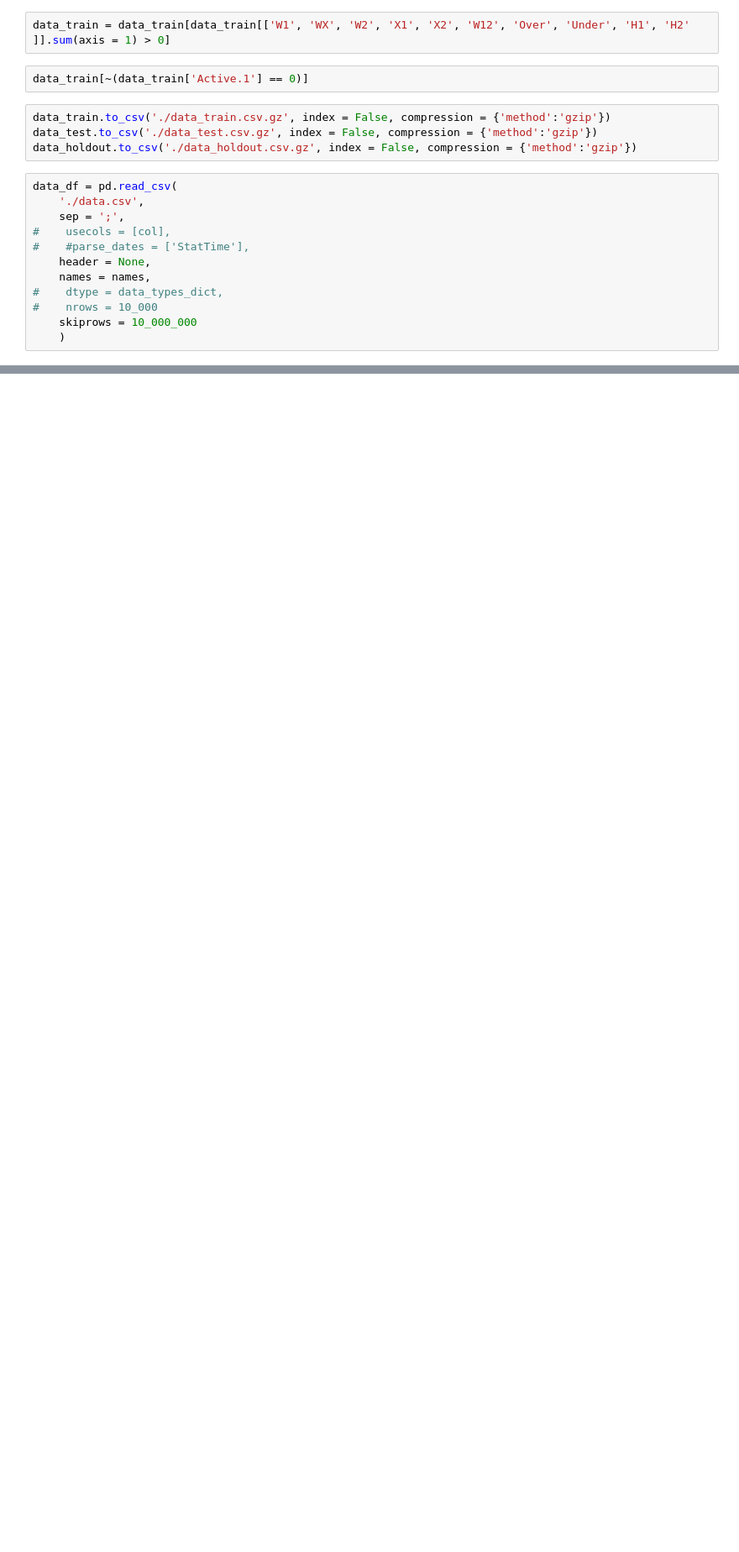
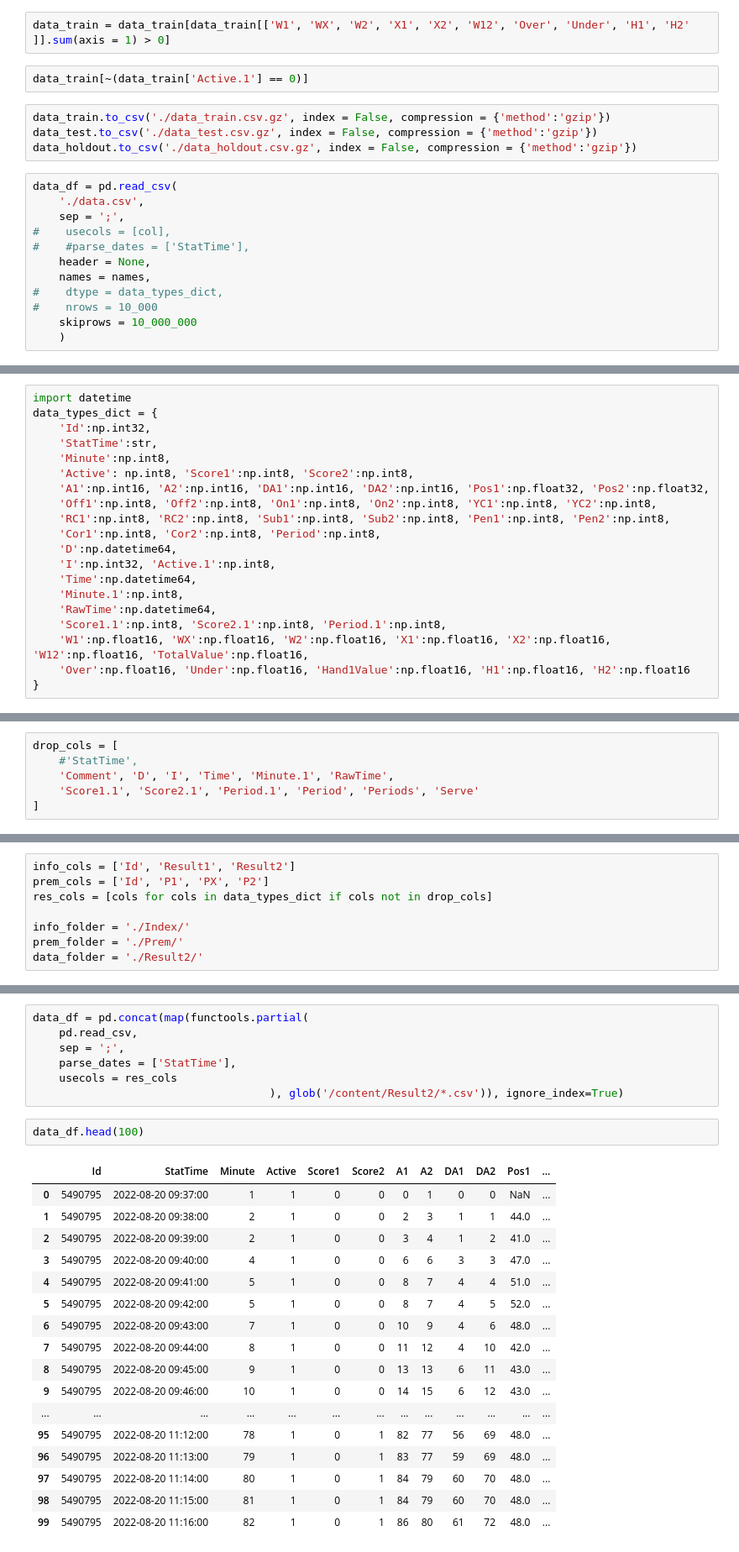
Before and after one commit to cappelchi/calcio_norebooks, a Jupyter notebook: draft/football_live_experimental_EDA_lines_heft_4.ipynb, the cells around one changed output, grey strips where cells are left out. Shown: that part at 84% size. Saved outputs shown, nothing was run; the diff lists cells and outputs as text; blank space fills up the shorter version.

```diff
--- a/draft/football_live_experimental_EDA_lines_heft_4.ipynb
+++ b/draft/football_live_experimental_EDA_lines_heft_4.ipynb
@@ -599,0 +776,20 @@ data_train
+# %%
+import datetime
+data_types_dict = {
+    'Id':np.int32,
+    'StatTime':str,
+    'Minute':np.int8,
+    'Active': np.int8, 'Score1':np.int8, 'Score2':np.int8,
+    'A1':np.int16, 'A2':np.int16, 'DA1':np.int16, 'DA2':np.int16, 'Pos1':np.float32, 'Pos2':np.float32,
+    'Off1':np.int8, 'Off2':np.int8, 'On1':np.int8, 'On2':np.int8, 'YC1':np.int8, 'YC2':np.int8,
+    'RC1':np.int8, 'RC2':np.int8, 'Sub1':np.int8, 'Sub2':np.int8, 'Pen1':np.int8, 'Pen2':np.int8,
+    'Cor1':np.int8, 'Cor2':np.int8, 'Period':np.int8,
+    'D':np.datetime64,
+    'I':np.int32, 'Active.1':np.int8,
+    'Time':np.datetime64,
+    'Minute.1':np.int8,
+    'RawTime':np.datetime64,
+    'Score1.1':np.int8, 'Score2.1':np.int8, 'Period.1':np.int8,
+    'W1':np.float16, 'WX':np.float16, 'W2':np.float16, 'X1':np.float16, 'X2':np.float16, 'W12':np.float16, 'TotalValue':np.float16,
+    'Over':np.float16, 'Under':np.float16, 'Hand1Value':np.float16, 'H1':np.float16, 'H2':np.float16
+}
@@ -599,0 +801,6 @@ data_train
+# %%
+drop_cols = [
+    #'StatTime',
+    'Comment', 'D', 'I', 'Time', 'Minute.1', 'RawTime',
+    'Score1.1', 'Score2.1', 'Period.1', 'Period', 'Periods', 'Serve'
+]
@@ -599,0 +832,8 @@ data_train
+# %%
+info_cols = ['Id', 'Result1', 'Result2']
+prem_cols = ['Id', 'P1', 'PX', 'P2']
+res_cols = [cols for cols in data_types_dict if cols not in drop_cols]
+
+info_folder = './Index/'
+prem_folder = './Prem/'
+data_folder = './Result2/'
@@ -599,0 +853,27 @@ data_train
+# %%
+data_df = pd.concat(map(functools.partial(
+    pd.read_csv,
+    sep = ';',
+    parse_dates = ['StatTime'],
+    usecols = res_cols
+                                    ), glob('/content/Result2/*.csv')), ignore_index=True)
+# %%
+data_df.head(100)
+# %% [output]
+|  | Id | StatTime | Minute | Active | Score1 | Score2 | A1 | A2 | DA1 | DA2 | Pos1 | ... |
+| 0 | 5490795 | 2022-08-20 09:37:00 | 1 | 1 | 0 | 0 | 0 | 1 | 0 | 0 | NaN | ... |
+| 1 | 5490795 | 2022-08-20 09:38:00 | 2 | 1 | 0 | 0 | 2 | 3 | 1 | 1 | 44.0 | ... |
+| 2 | 5490795 | 2022-08-20 09:39:00 | 2 | 1 | 0 | 0 | 3 | 4 | 1 | 2 | 41.0 | ... |
+| 3 | 5490795 | 2022-08-20 09:40:00 | 4 | 1 | 0 | 0 | 6 | 6 | 3 | 3 | 47.0 | ... |
+| 4 | 5490795 | 2022-08-20 09:41:00 | 5 | 1 | 0 | 0 | 8 | 7 | 4 | 4 | 51.0 | ... |
+| 5 | 5490795 | 2022-08-20 09:42:00 | 5 | 1 | 0 | 0 | 8 | 7 | 4 | 5 | 52.0 | ... |
+| 6 | 5490795 | 2022-08-20 09:43:00 | 7 | 1 | 0 | 0 | 10 | 9 | 4 | 6 | 48.0 | ... |
+| 7 | 5490795 | 2022-08-20 09:44:00 | 8 | 1 | 0 | 0 | 11 | 12 | 4 | 10 | 42.0 | ... |
+| 8 | 5490795 | 2022-08-20 09:45:00 | 9 | 1 | 0 | 0 | 13 | 13 | 6 | 11 | 43.0 | ... |
+| 9 | 5490795 | 2022-08-20 09:46:00 | 10 | 1 | 0 | 0 | 14 | 15 | 6 | 12 | 43.0 | ... |
+| ... | ... | ... | ... | ... | ... | ... | ... | ... | ... | ... | ... | ... |
+| 95 | 5490795 | 2022-08-20 11:12:00 | 78 | 1 | 0 | 1 | 82 | 77 | 56 | 69 | 48.0 | ... |
+| 96 | 5490795 | 2022-08-20 11:13:00 | 79 | 1 | 0 | 1 | 83 | 77 | 59 | 69 | 48.0 | ... |
+| 97 | 5490795 | 2022-08-20 11:14:00 | 80 | 1 | 0 | 1 | 84 | 79 | 60 | 70 | 48.0 | ... |
+| 98 | 5490795 | 2022-08-20 11:15:00 | 81 | 1 | 0 | 1 | 84 | 79 | 60 | 70 | 48.0 | ... |
+| 99 | 5490795 | 2022-08-20 11:16:00 | 82 | 1 | 0 | 1 | 86 | 80 | 61 | 72 | 48.0 | ... |
```
Also changed, not shown: parts of 54 cells of this notebook.
